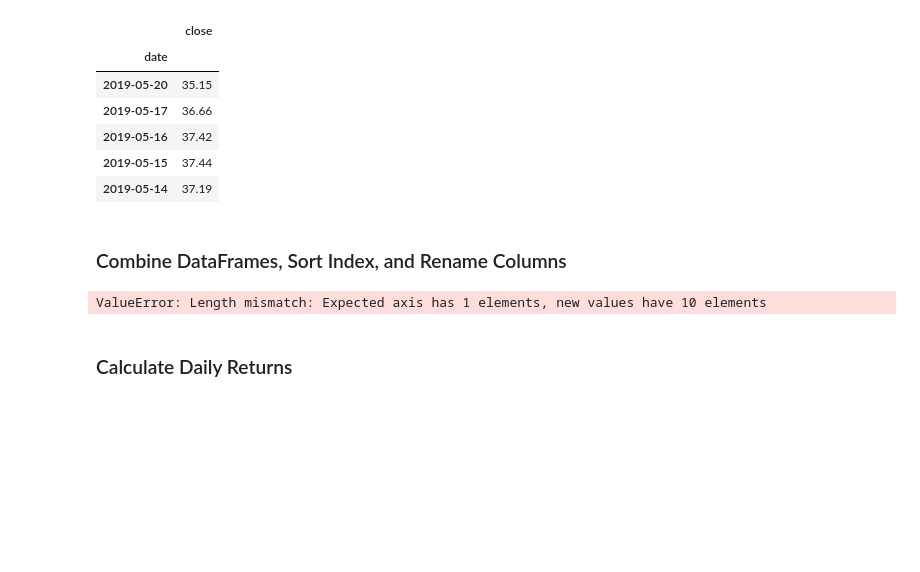
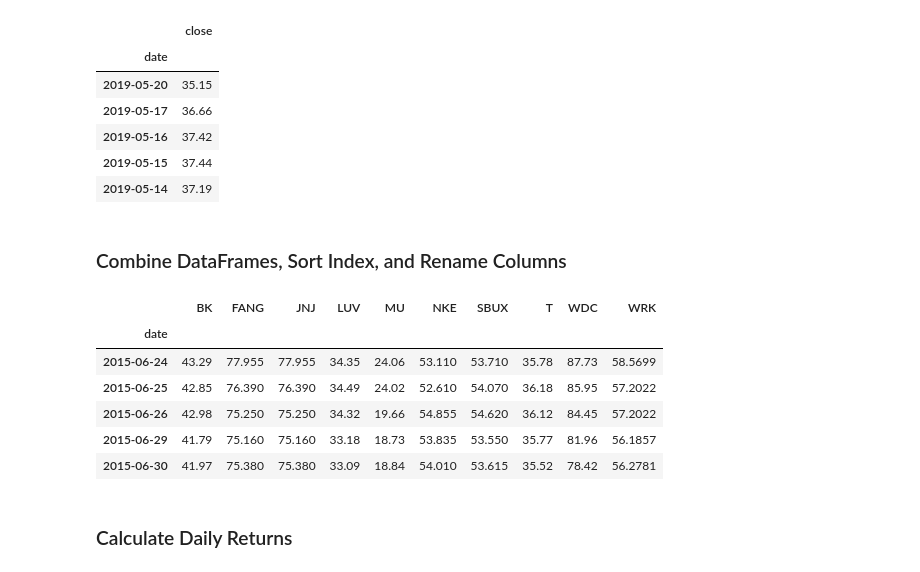
Before and after one commit to johnmyronmillar/GitLab, a Jupyter notebook: 01-Lesson-Plans/04-Pandas/4.1/Activities/08-Stu_Portfolio_Planner_Part_I/Unsolved/portfolio_planner_part_1.ipynb, the cells around one changed output. Drawn from its saved outputs; the diff is of its cells as text; code cells hidden in the pictures; blank space fills up the shorter version.

```diff
--- a/01-Lesson-Plans/04-Pandas/4.1/Activities/08-Stu_Portfolio_Planner_Part_I/Unsolved/portfolio_planner_part_1.ipynb
+++ b/01-Lesson-Plans/04-Pandas/4.1/Activities/08-Stu_Portfolio_Planner_Part_I/Unsolved/portfolio_planner_part_1.ipynb
@@ -57,20 +57,24 @@ wrk_df.head()
 ### Combine DataFrames, Sort Index, and Rename Columns
 # %%
 # Create a new pivot table where the columns are the closing prices for each ticker
-combined_df = pd.concat([bk_df, fang_df, jnj_df, luv_df, mu_df, nke_df, sbux_df, t_df, wdc_df, wrk_df], axis="rows", join="inner")
+combined_df = pd.concat([bk_df, fang_df, jnj_df, luv_df, mu_df, nke_df, sbux_df, t_df, wdc_df, wrk_df], axis="columns", join="inner")
 
 # Sort datetime index in ascending order (past to present)
-combined_df = all_prices.reset_index()
+combined_df.sort_index(inplace=True)
 
 # Set column names
 combined_df.columns =['BK', 'FANG', 'JNJ', 'LUV', 'MU', 'NKE', 'SBUX', 'T', 'WDC', 'WRK']
-#combined_df = all_prices.pivot_table(values=['BK', 'FANG', 'JNJ', 'LUV', 'MU', 'NKE', 'SBUX', 'T', 'WDC', 'WRK'], index="Trade DATE", columns="Symbol")
-
 
 # Display a few rows
 combined_df.head()
 # %% [output]
-ValueError: Length mismatch: Expected axis has 1 elements, new values have 10 elements
+|  | BK | FANG | JNJ | LUV | MU | NKE | SBUX | T | WDC | WRK |
+| date |  |  |  |  |  |  |  |  |  |  |
+| 2015-06-24 | 43.29 | 77.955 | 77.955 | 34.35 | 24.06 | 53.110 | 53.710 | 35.78 | 87.73 | 58.5699 |
+| 2015-06-25 | 42.85 | 76.390 | 76.390 | 34.49 | 24.02 | 52.610 | 54.070 | 36.18 | 85.95 | 57.2022 |
+| 2015-06-26 | 42.98 | 75.250 | 75.250 | 34.32 | 19.66 | 54.855 | 54.620 | 36.12 | 84.45 | 57.2022 |
+| 2015-06-29 | 41.79 | 75.160 | 75.160 | 33.18 | 18.73 | 53.835 | 53.550 | 35.77 | 81.96 | 56.1857 |
+| 2015-06-30 | 41.97 | 75.380 | 75.380 | 33.09 | 18.84 | 54.010 | 53.615 | 35.52 | 78.42 | 56.2781 |
 # %% [markdown]
 ### Calculate Daily Returns
 # %%
```
Also changed, not shown: parts of 6 cells of this notebook, 4 other files.
